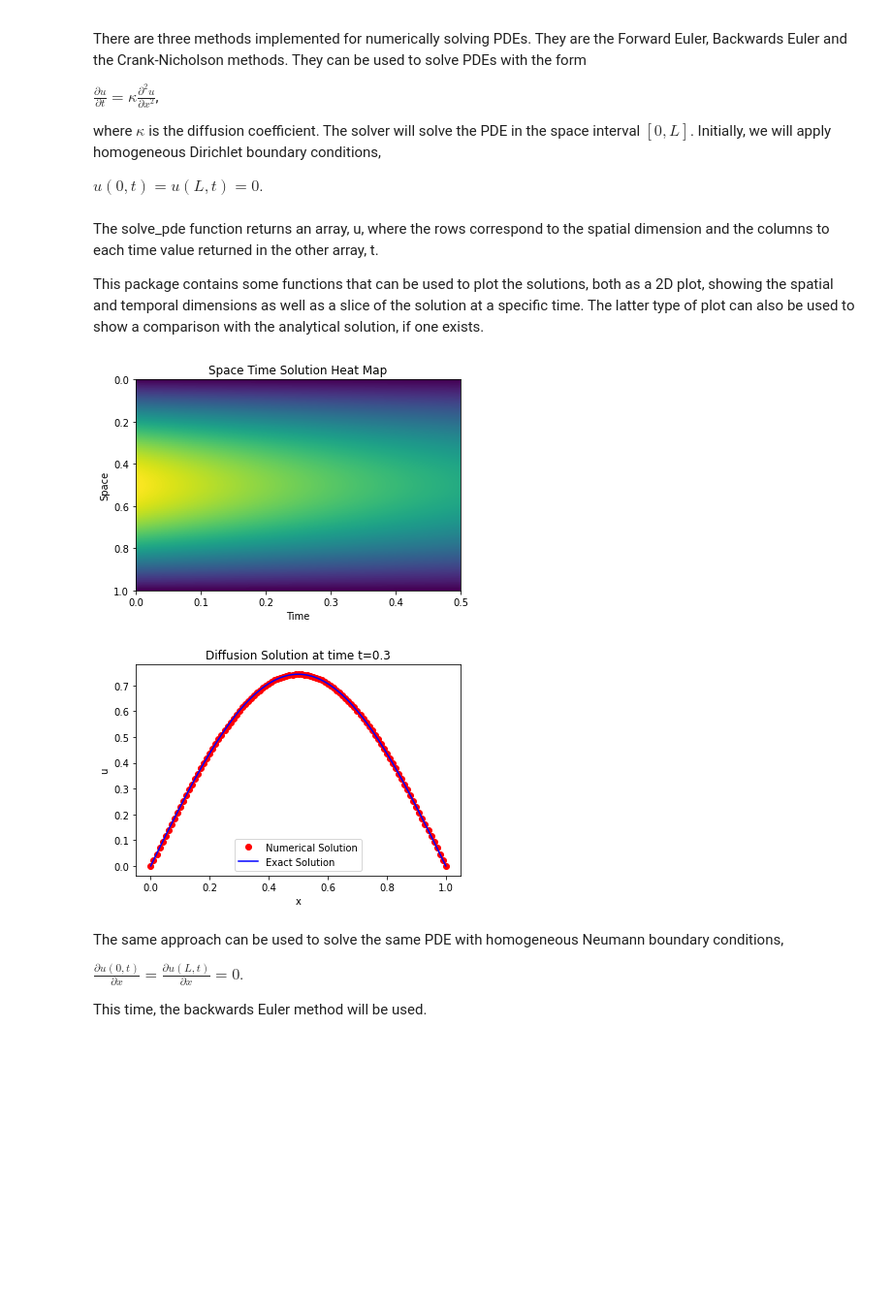
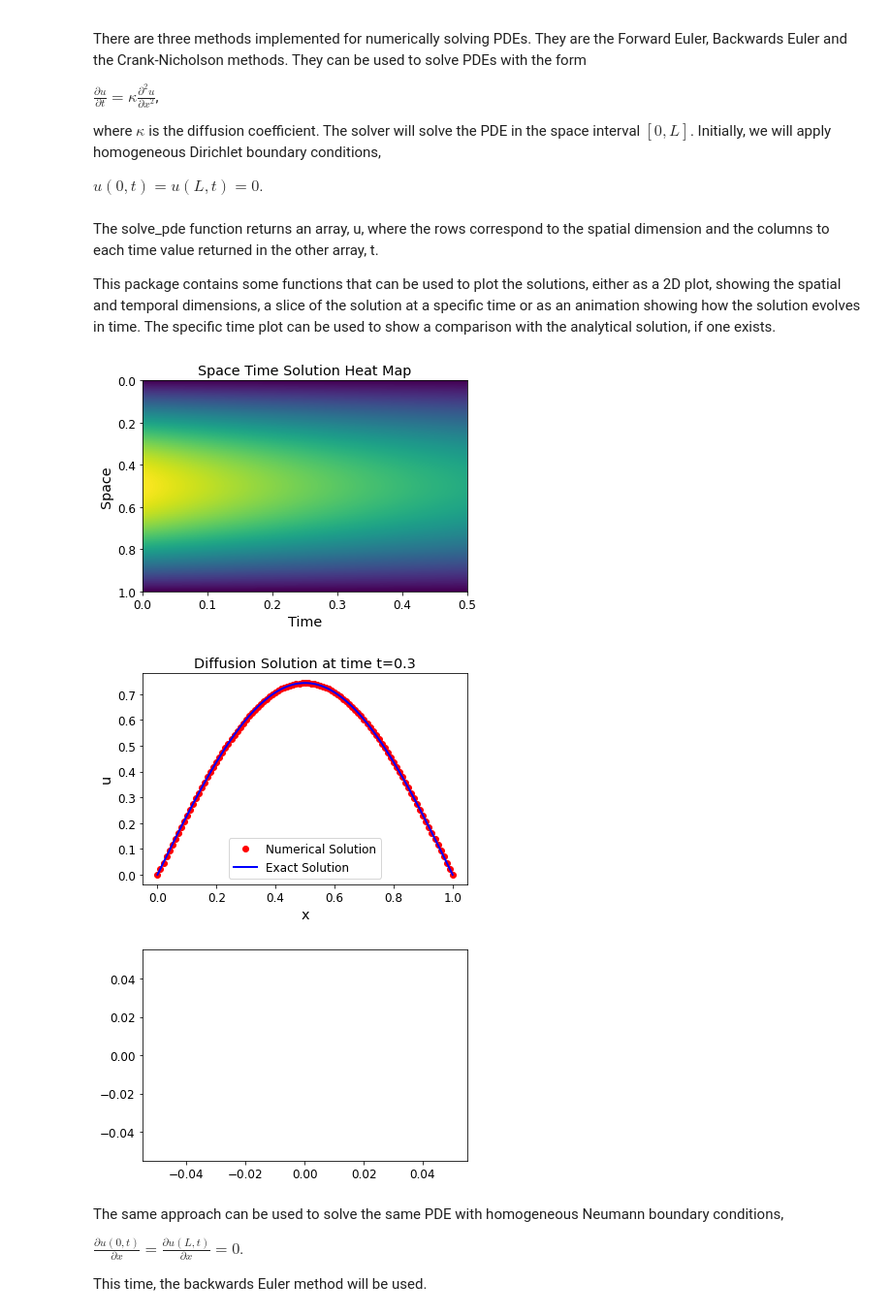
Before and after one commit to cwhite098/Scientific_Computing, a Jupyter notebook: examples/solving_pdes.ipynb, the cells around one changed output. Shown at 97% size. Cells and saved outputs as stored; diff of their text form; code cells hidden in the pictures; blank space fills up the shorter version.

Commit message:
added examples of using the animate_solution function

```diff
--- a/examples/solving_pdes.ipynb
+++ b/examples/solving_pdes.ipynb
@@ -47,24 +47,30 @@ u, t = solve_pde(L, T, mx, mt, 'dirichlet', homo_BC, IC, solver='feuler', kappa
 # %% [markdown]
 The solve_pde function returns an array, u, where the rows correspond to the spatial dimension and the columns to each time value returned in the other array, t.
 
-This package contains some functions that can be used to plot the solutions, both as a 2D plot, showing the spatial and temporal dimensions as well as a slice of the solution at a specific time. The latter type of plot can also be used to show a comparison with the analytical solution, if one exists.
+This package contains some functions that can be used to plot the solutions, either as a 2D plot, showing the spatial and temporal dimensions, a slice of the solution at a specific time or as an animation showing how the solution evolves in time. The specific time plot can be used to show a comparison with the analytical solution, if one exists.
 # %%
-from plots import plot_pde_space_time_solution, plot_pde_specific_time
+from plots import plot_pde_space_time_solution, plot_pde_specific_time, animate_solution
 
 def u_exact(x,t, kappa, L):
     '''
     The exact solution to the PDE defined above.
     '''
     y = np.exp(-kappa*(np.pi**2/L**2)*t)*np.sin(np.pi*x/L)
     return y
 
+# PLot heatmap
 plot_pde_space_time_solution(u, L, T, 'Space Time Solution Heat Map') # plot the 2D heatmap
 
+# Plot specific time solution
 exact_solution = u_exact(np.linspace(0,L,mx+1), 0.3, 0.1, L)
 plot_pde_specific_time(u, t, 0.3, L, 'Diffusion Solution', exact_solution) # plot the slice at t=0.3
+
+# Create and show animation - this does not work in this notebook.
+animate_solution(u,t,L)
 # %% [output]
-[figure, old version]
+[figure, new version]
-[figure, old version]
+[figure, new version]
+[figure, added]
 # %% [markdown]
 The same approach can be used to solve the same PDE with homogeneous Neumann boundary conditions,
 
```
Also changed, not shown: parts of 7 cells of this notebook, 1 other file.
